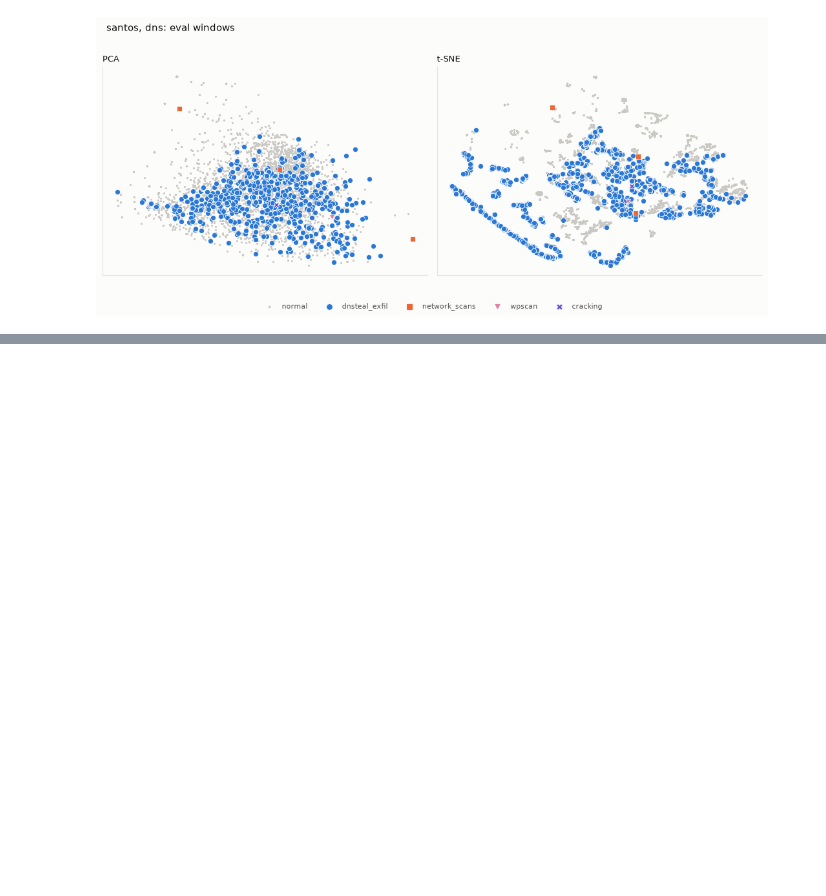
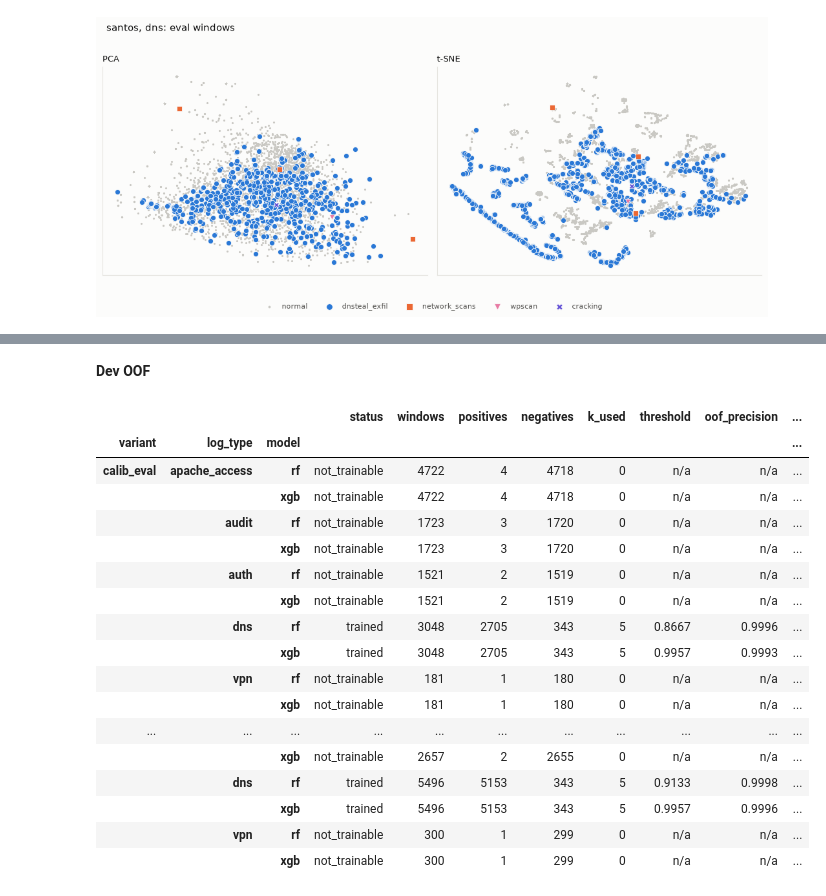
Before and after one commit to EmirSalmanDev/cmpe412, a Jupyter notebook: notebooks/03_ml_models.ipynb, the cells around one changed output, grey strips where cells are left out. Cells and saved outputs as stored; diff of their text form; code cells hidden in the pictures; blank space fills up the shorter version.

```diff
--- a/notebooks/03_ml_models.ipynb
+++ b/notebooks/03_ml_models.ipynb
@@ -441,0 +500,38 @@ for name in TESTBEDS:
+# %%
+oof = pd.read_csv(results_dir / "supervised_dev_oof.csv")
+columns = [
+    "variant",
+    "log_type",
+    "model",
+    "status",
+    "windows",
+    "positives",
+    "negatives",
+    "k_used",
+    "threshold",
+    "oof_precision",
+    "oof_recall",
+    "oof_f1",
+    "oof_pr_auc",
+]
+show("Dev OOF", oof[columns].round(4).fillna("n/a").set_index(["variant", "log_type", "model"]))
+# %% [output]
+**Dev OOF**
+|  |  |  | status | windows | positives | negatives | k_used | threshold | oof_precision | ... |
+| variant | log_type | model |  |  |  |  |  |  |  | ... |
+| calib_eval | apache_access | rf | not_trainable | 4722 | 4 | 4718 | 0 | n/a | n/a | ... |
+|  |  | xgb | not_trainable | 4722 | 4 | 4718 | 0 | n/a | n/a | ... |
+|  | audit | rf | not_trainable | 1723 | 3 | 1720 | 0 | n/a | n/a | ... |
+|  |  | xgb | not_trainable | 1723 | 3 | 1720 | 0 | n/a | n/a | ... |
+|  | auth | rf | not_trainable | 1521 | 2 | 1519 | 0 | n/a | n/a | ... |
+|  |  | xgb | not_trainable | 1521 | 2 | 1519 | 0 | n/a | n/a | ... |
+|  | dns | rf | trained | 3048 | 2705 | 343 | 5 | 0.8667 | 0.9996 | ... |
+|  |  | xgb | trained | 3048 | 2705 | 343 | 5 | 0.9957 | 0.9993 | ... |
+|  | vpn | rf | not_trainable | 181 | 1 | 180 | 0 | n/a | n/a | ... |
+|  |  | xgb | not_trainable | 181 | 1 | 180 | 0 | n/a | n/a | ... |
+| ... | ... | ... | ... | ... | ... | ... | ... | ... | ... | ... |
+|  |  | xgb | not_trainable | 2657 | 2 | 2655 | 0 | n/a | n/a | ... |
+|  | dns | rf | trained | 5496 | 5153 | 343 | 5 | 0.9133 | 0.9998 | ... |
+|  |  | xgb | trained | 5496 | 5153 | 343 | 5 | 0.9957 | 0.9996 | ... |
+|  | vpn | rf | not_trainable | 300 | 1 | 299 | 0 | n/a | n/a | ... |
+|  |  | xgb | not_trainable | 300 | 1 | 299 | 0 | n/a | n/a | ... |
```
Also changed, not shown: parts of 15 cells of this notebook, 8 other files.
